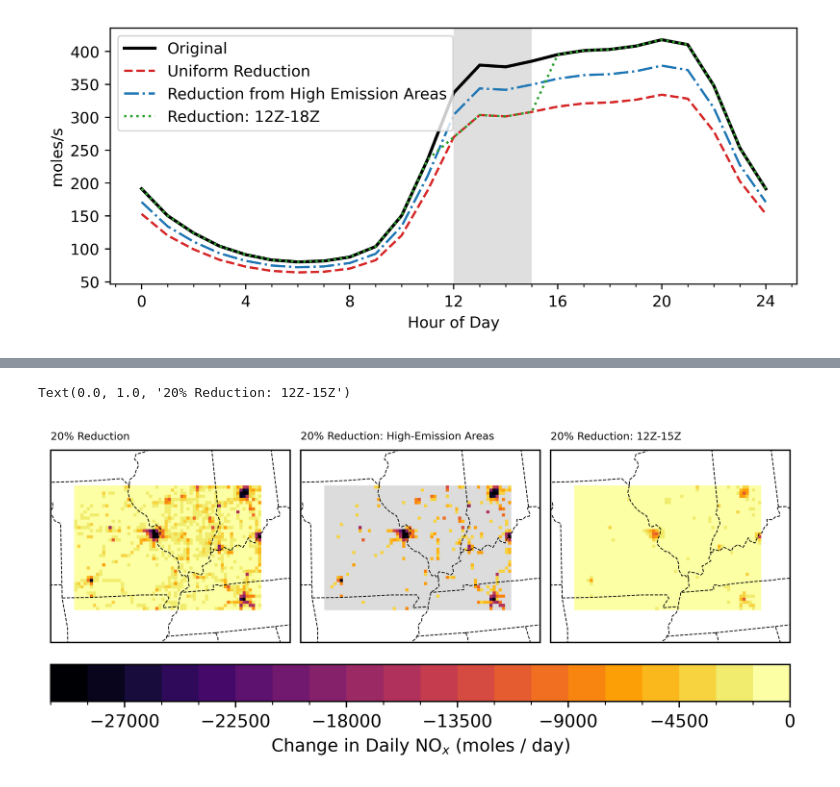
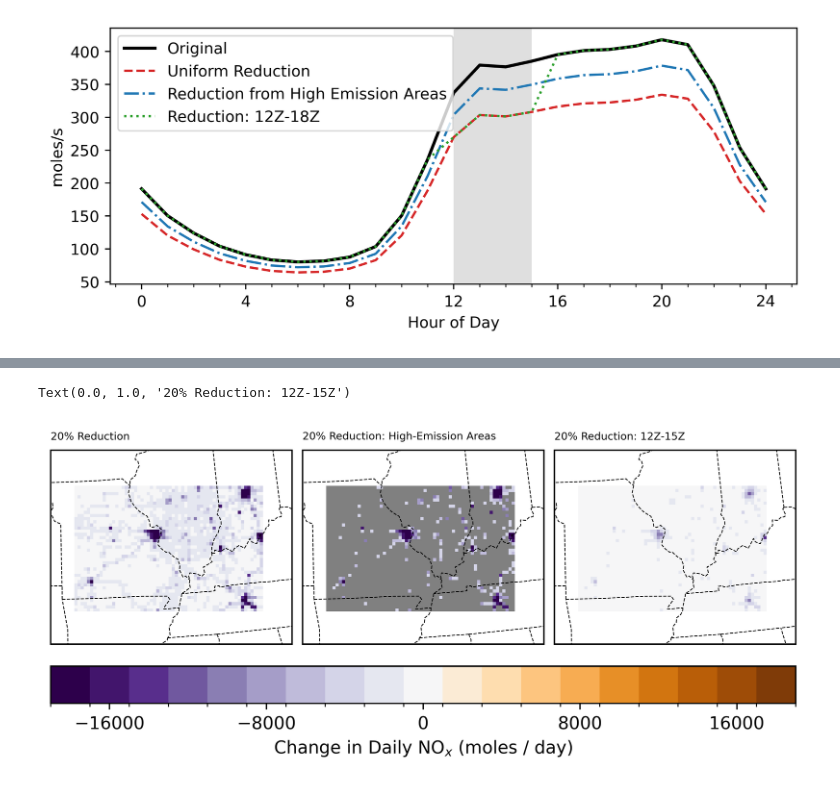
Before and after one commit to needham-michael/cmaq_visualization, a Jupyter notebook: examples/04_cmaq_emission_inputs.ipynb, the cells around one changed output, grey strips where cells are left out. Saved outputs shown, nothing was run; the diff lists cells and outputs as text; code cells hidden in the pictures.

Commit message:
added demonstration of how to write edited emissions files; also minor changes to figures after implementing src.utils.matplotlib.discrete_colorbar

```diff
--- a/examples/04_cmaq_emission_inputs.ipynb
+++ b/examples/04_cmaq_emission_inputs.ipynb
@@ -250,20 +251,3 @@ ax.legend()
 # %% [output]
 <matplotlib.legend.Legend at 0x...>
 [figure]
-# %%
-# Setup the desired colorbar
-vmin = -30000
-vmax = 0
-dlev = 1500
-levels = np.arange(vmin, vmax + dlev / 2, dlev)
-
-cmap = mpl.colormaps["inferno"]
-cmap.set_bad("gainsboro")
-norm = mpl.colors.BoundaryNorm(ncolors=cmap.N, boundaries=levels)
-smap = mpl.cm.ScalarMappable(cmap=cmap, norm=norm)
-
-print(f"Colormap breakpoints: {levels}")
-
-# These two lines are just included to dispaly the colorbar
-fig, ax = plt.subplots(figsize=(6, 0.3))
-fig.colorbar(smap, cax=ax, orientation="horizontal")
@@ -276,6 +254,10 @@ Colormap breakpoints: [-30000. -28500. -27000. -25500. -24000. -22500. -21000. -
 # %%
 # emission factor for calculating moles / day by summing averaged moles/s
 emiss_factor = 3600  # seconds/hour
+
+smap = discrete_colorbar(
+    vmin=-19000, vmax=19000, dlev=2000, cmap_name="PuOr_r", set_bad="grey"
+)
 
 fig, axs = plt.subplots(
     ncols=3,
@@ -297,40 +279,41 @@ for ax in axs:
 ax1.pcolormesh(
     dset_stl.x,
     dset_stl.y,
-    nox_change_ex1.sum(dim="time") * emiss_factor,
+    nox_change_ex1.isel(time=slice(None, 24)).sum(dim="time") * emiss_factor,
     transform=proj,
-    cmap=cmap,
-    norm=norm,
+    cmap=smap.cmap,
+    norm=smap.norm,
 )
 ax3.pcolormesh(
     dset_stl.x,
     dset_stl.y,
-    nox_change_ex3.sum(dim="time") * emiss_factor,
+    nox_change_ex3.isel(time=slice(None, 24)).sum(dim="time") * emiss_factor,
     transform=proj,
-    cmap=cmap,
-    norm=norm,
+    cmap=smap.cmap,
+    norm=smap.norm,
 )
 
 # For the second plot, explicitly mask where the change is equal to zero for plotting purposes
-data2 = nox_change_ex2.sum(dim="time") * emiss_factor
+data2 = nox_change_ex2.isel(time=slice(None, 24)).sum(dim="time") * emiss_factor
 ax2.pcolormesh(
     dset_stl.x,
     dset_stl.y,
     np.ma.masked_where(data2 == 0, data2),
     transform=proj,
-    cmap=cmap,
-    norm=norm,
+    cmap=smap.cmap,
+    norm=smap.norm,
 )
 
 cbar = fig.colorbar(smap, ax=axs, location="bottom")
 cbar.set_label("Change in Daily NO$_x$ (moles / day)")
+cbar.set_ticks(mpl.ticker.MultipleLocator(8000))
 
 fs = 6
 ax1.set_title(f"{reduction*100:.0f}% Reduction", fontsize=fs, loc="left")
 ax2.set_title(
     f"{reduction*100:.0f}% Reduction: High-Emission Areas", fontsize=fs, loc="left"
 )
 ax3.set_title(f"{reduction*100:.0f}% Reduction: 12Z-15Z", fontsize=fs, loc="left")
 # %% [output]
 Text(0.0, 1.0, '20% Reduction: 12Z-15Z')
-[figure, old version]
+[figure, new version]
```
Also changed, not shown: parts of 10 cells of this notebook.
